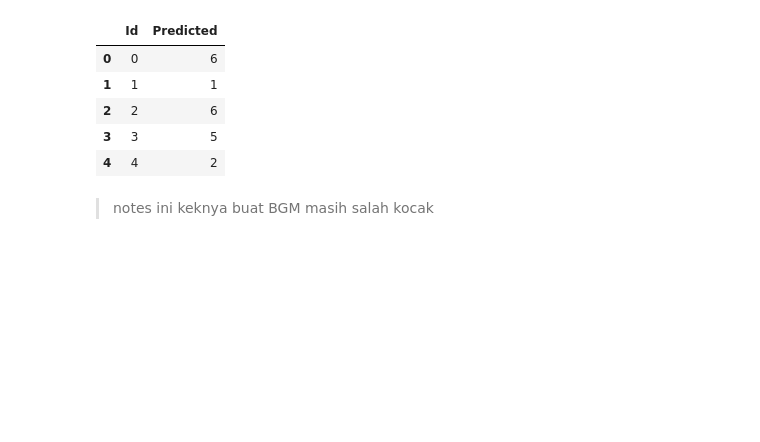
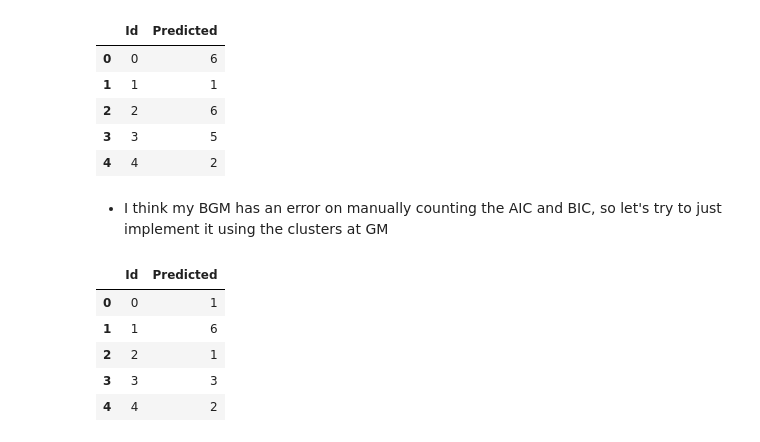
Before and after one commit to radyadhewa/korika-selection-unsupervised-clustering, a Jupyter notebook: unsupervised_clustering.ipynb, the cells around one changed output. Cells and saved outputs as stored; diff of their text form; code cells hidden in the pictures; blank space fills up the shorter version.

```diff
--- a/unsupervised_clustering.ipynb
+++ b/unsupervised_clustering.ipynb
@@ -327,4 +316,24 @@ bgm_df.head()
 | 3 | 3 | 5 |
 | 4 | 4 | 2 |
 # %% [markdown]
-> notes ini keknya buat BGM masih salah kocak
+* I think my BGM has an error on manually counting the AIC and BIC, so let's try to just implement it using the clusters at GM
+# %%
+optimal_clusters = 7
+bgm = BayesianGaussianMixture(n_components=optimal_clusters, covariance_type = 'full', n_init=3, random_state=42,max_iter=1000)
+bgm.fit(all_principal_components)
+
+bgm_labels = bgm.predict(all_principal_components)
+
+bgm_df = pd.DataFrame({
+    'Id': scaled.index,
+    'Predicted': bgm_labels
+})
+# %%
+bgm_df.head()
+# %% [output]
+|  | Id | Predicted |
+| 0 | 0 | 1 |
+| 1 | 1 | 6 |
+| 2 | 2 | 1 |
+| 3 | 3 | 3 |
+| 4 | 4 | 2 |
```
Also changed, not shown: parts of 16 cells of this notebook, 7 other files.
